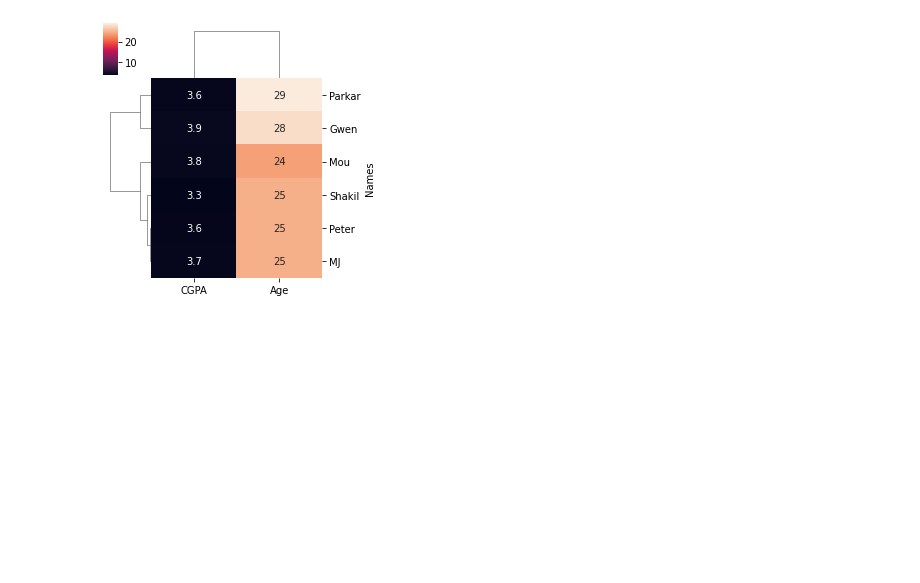
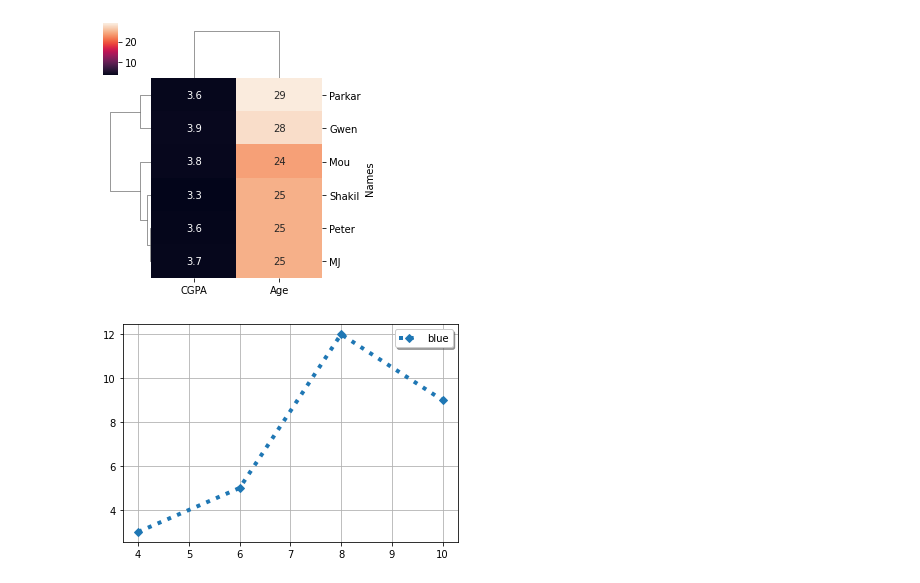
Before and after one commit to ShakilM26/Data-Visualization, a Jupyter notebook: visualisation.ipynb, the cells around one changed output. Saved outputs shown, nothing was run; the diff lists cells and outputs as text; code cells hidden in the pictures; blank space fills up the shorter version.

```diff
--- a/visualisation.ipynb
+++ b/visualisation.ipynb
@@ -66,3 +66,13 @@ sns.clustermap(cluster, annot=True, figsize=(4,4))
 # %% [output]
 <seaborn.matrix.ClusterGrid at 0x...>
 [figure]
+# %%
+x=[4,6,8,10]
+y=[3,5,12,9]
+
+plt.plot(x,y, linestyle='dotted', linewidth=4, marker='D', label='blue')
+plt.legend(loc='best', shadow=True)
+plt.grid()
+plt.show()
+# %% [output]
+[figure, added]
```
Also changed, not shown: parts of 5 cells of this notebook.
